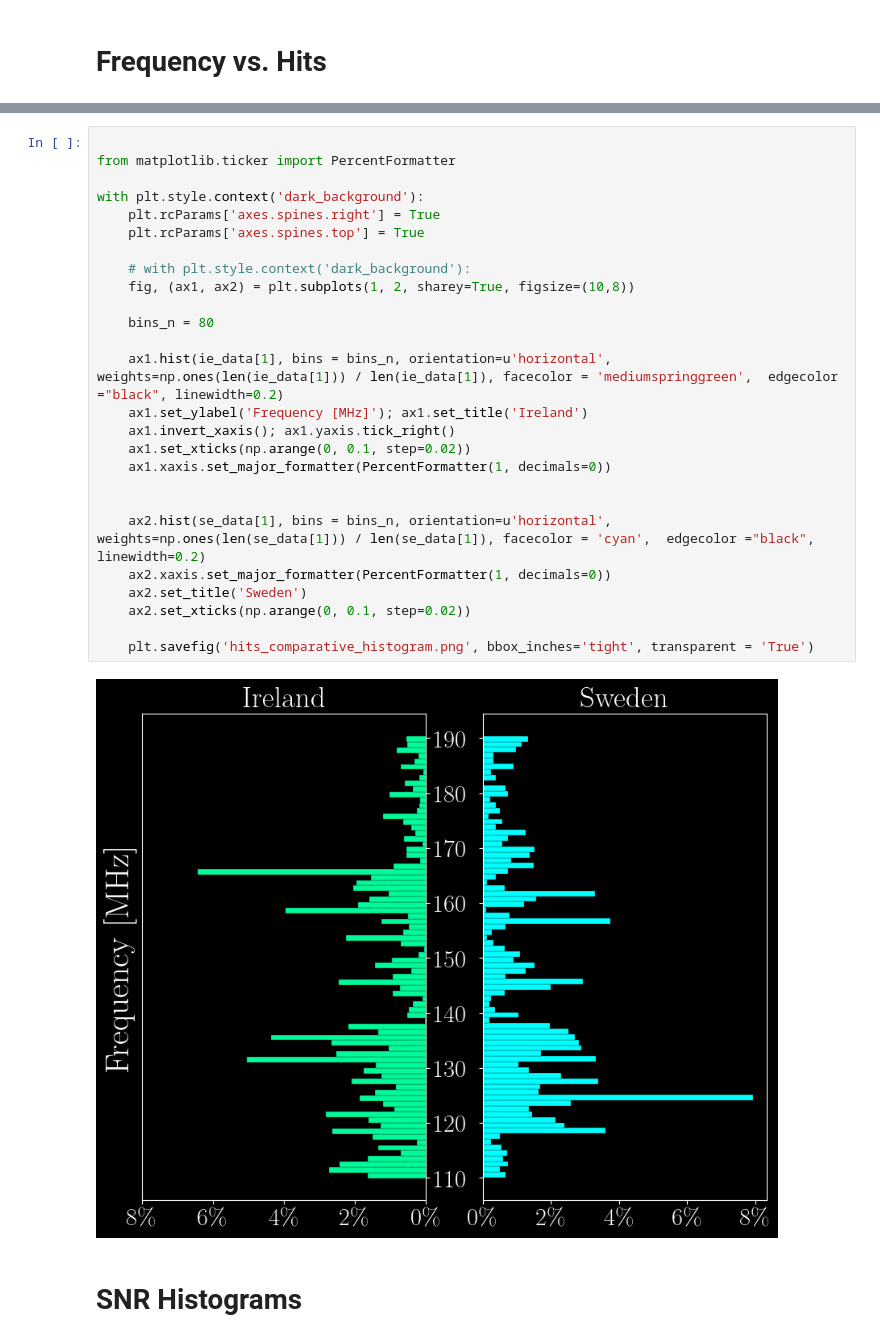
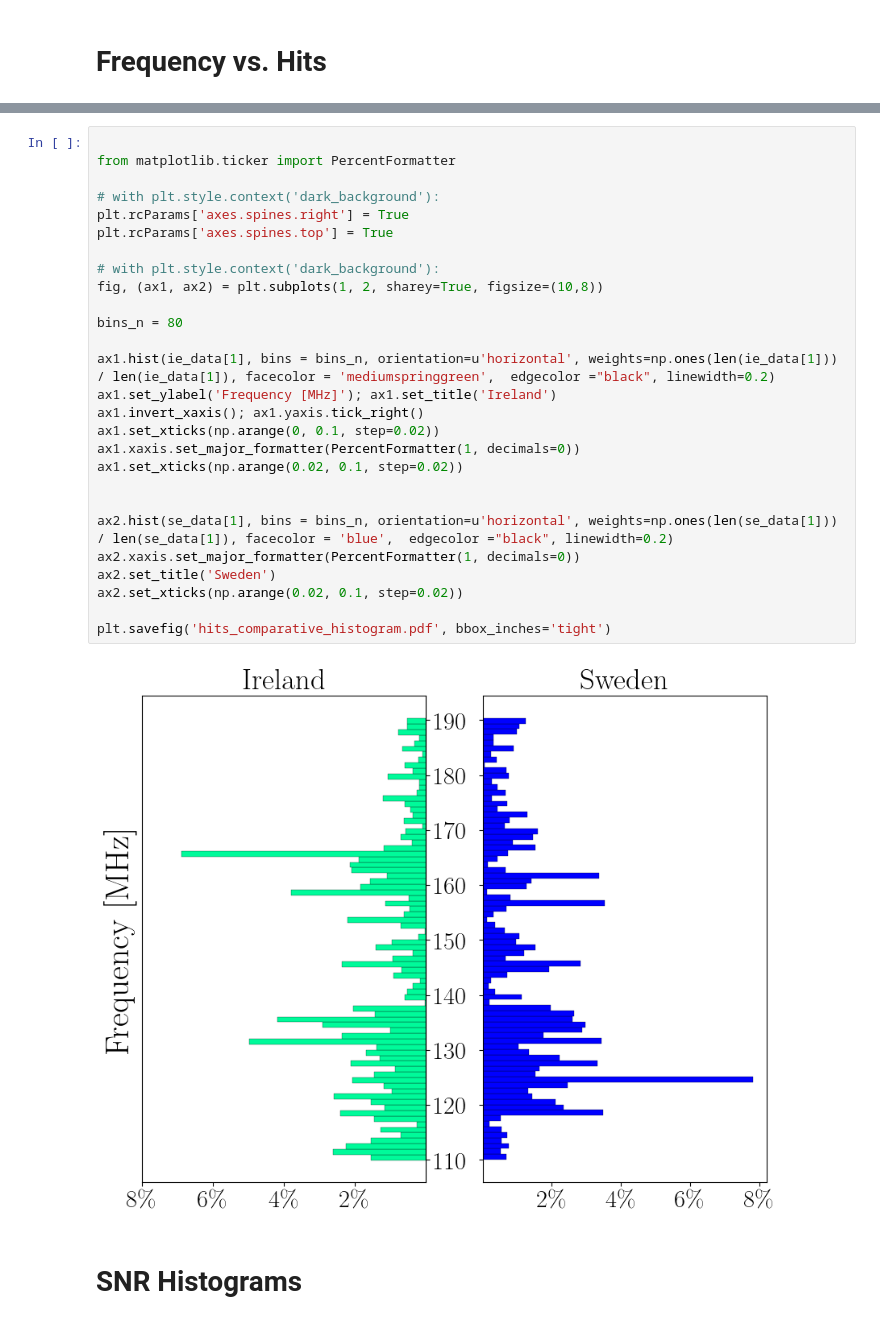
Before and after one commit to OwenJohnsons/SETI-Scripts, a Jupyter notebook: notebooks/dual_site_plots.ipynb, the cells around one changed output, grey strips where cells are left out. Saved outputs shown, nothing was run; the diff lists cells and outputs as text.

```diff
--- a/notebooks/dual_site_plots.ipynb
+++ b/notebooks/dual_site_plots.ipynb
@@ -149,31 +149,32 @@ plt.legend()
 # %%
 
 from matplotlib.ticker import PercentFormatter
 
-with plt.style.context('dark_background'):
-    plt.rcParams['axes.spines.right'] = True
-    plt.rcParams['axes.spines.top'] = True
+# with plt.style.context('dark_background'):
+plt.rcParams['axes.spines.right'] = True
+plt.rcParams['axes.spines.top'] = True
 
-    # with plt.style.context('dark_background'):
-    fig, (ax1, ax2) = plt.subplots(1, 2, sharey=True, figsize=(10,8))
+# with plt.style.context('dark_background'):
+fig, (ax1, ax2) = plt.subplots(1, 2, sharey=True, figsize=(10,8))
 
-    bins_n = 80
+bins_n = 80
 
-    ax1.hist(ie_data[1], bins = bins_n, orientation=u'horizontal', weights=np.ones(len(ie_data[1])) / len(ie_data[1]), facecolor = 'mediumspringgreen',  edgecolor ="black", linewidth=0.2)
-    ax1.set_ylabel('Frequency [MHz]'); ax1.set_title('Ireland')
-    ax1.invert_xaxis(); ax1.yaxis.tick_right()
-    ax1.set_xticks(np.arange(0, 0.1, step=0.02))
-    ax1.xaxis.set_major_formatter(PercentFormatter(1, decimals=0))
+ax1.hist(ie_data[1], bins = bins_n, orientation=u'horizontal', weights=np.ones(len(ie_data[1])) / len(ie_data[1]), facecolor = 'mediumspringgreen',  edgecolor ="black", linewidth=0.2)
+ax1.set_ylabel('Frequency [MHz]'); ax1.set_title('Ireland')
+ax1.invert_xaxis(); ax1.yaxis.tick_right()
+ax1.set_xticks(np.arange(0, 0.1, step=0.02))
+ax1.xaxis.set_major_formatter(PercentFormatter(1, decimals=0))
+ax1.set_xticks(np.arange(0.02, 0.1, step=0.02))
 
 
-    ax2.hist(se_data[1], bins = bins_n, orientation=u'horizontal', weights=np.ones(len(se_data[1])) / len(se_data[1]), facecolor = 'cyan',  edgecolor ="black", linewidth=0.2)
-    ax2.xaxis.set_major_formatter(PercentFormatter(1, decimals=0))
-    ax2.set_title('Sweden')
-    ax2.set_xticks(np.arange(0, 0.1, step=0.02))
+ax2.hist(se_data[1], bins = bins_n, orientation=u'horizontal', weights=np.ones(len(se_data[1])) / len(se_data[1]), facecolor = 'blue',  edgecolor ="black", linewidth=0.2)
+ax2.xaxis.set_major_formatter(PercentFormatter(1, decimals=0))
+ax2.set_title('Sweden')
+ax2.set_xticks(np.arange(0.02, 0.1, step=0.02))
 
-    plt.savefig('hits_comparative_histogram.png', bbox_inches='tight', transparent = 'True')
+plt.savefig('hits_comparative_histogram.pdf', bbox_inches='tight')
 # %% [output]
-[figure, old version]
+[figure, new version]
 # %% [markdown]
 # SNR Histograms
 # %%
```
Also changed, not shown: parts of 5 cells of this notebook, 11 other files.
